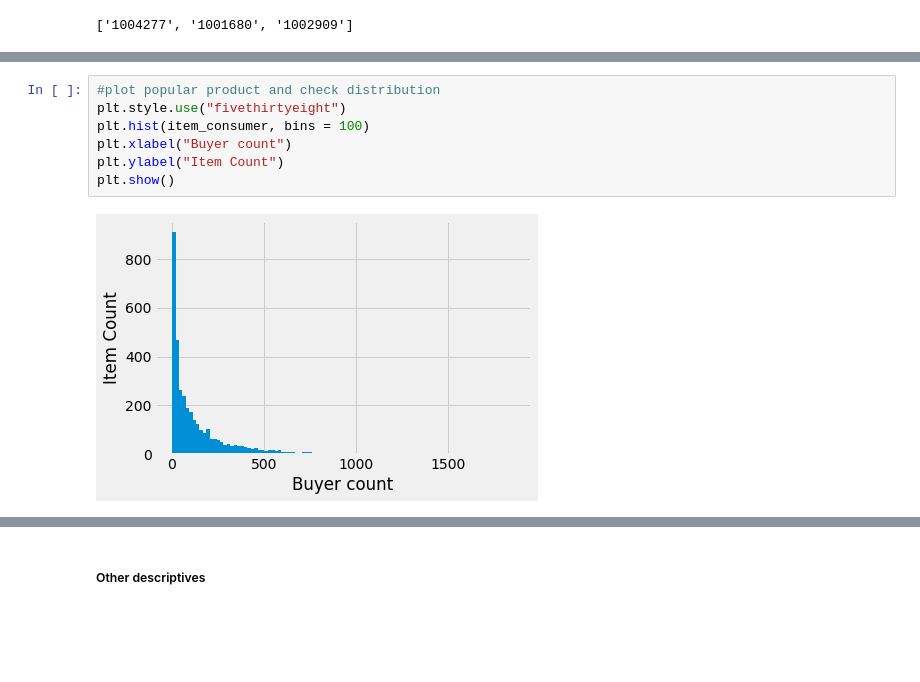
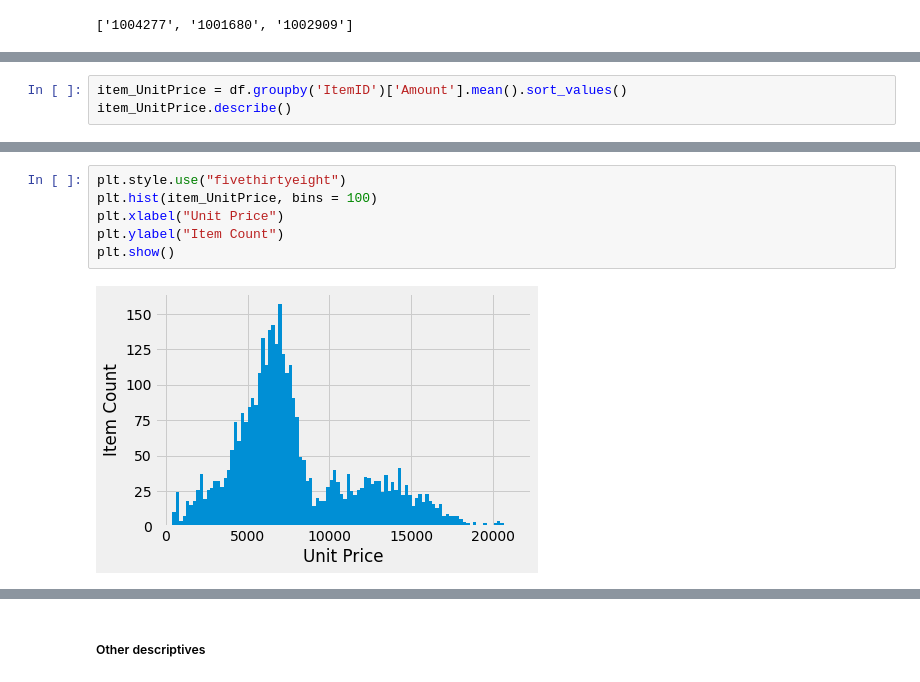
Before and after one commit to Michael-Zh/DAassignment4IK, a Jupyter notebook: DA_assignment_IKEA_V4.ipynb, the cells around one changed output, grey strips where cells are left out. Saved outputs shown, nothing was run; the diff lists cells and outputs as text; blank space fills up the shorter version.

```diff
--- a/DA_assignment_IKEA_V4.ipynb
+++ b/DA_assignment_IKEA_V4.ipynb
@@ -225,0 +203,3 @@ Name: CustomerID, dtype: float64
+# %%
+item_UnitPrice = df.groupby('ItemID')['Amount'].mean().sort_values()
+item_UnitPrice.describe()
@@ -226,9 +216,8 @@ Name: CustomerID, dtype: float64
 # %%
-#plot popular product and check distribution
 plt.style.use("fivethirtyeight")
-plt.hist(item_consumer, bins = 100)
-plt.xlabel("Buyer count")
+plt.hist(item_UnitPrice, bins = 100)
+plt.xlabel("Unit Price")
 plt.ylabel("Item Count")
 plt.show()
 # %% [output]
-[figure, old version]
+[figure, new version]
```
Also changed, not shown: parts of 68 cells of this notebook.
